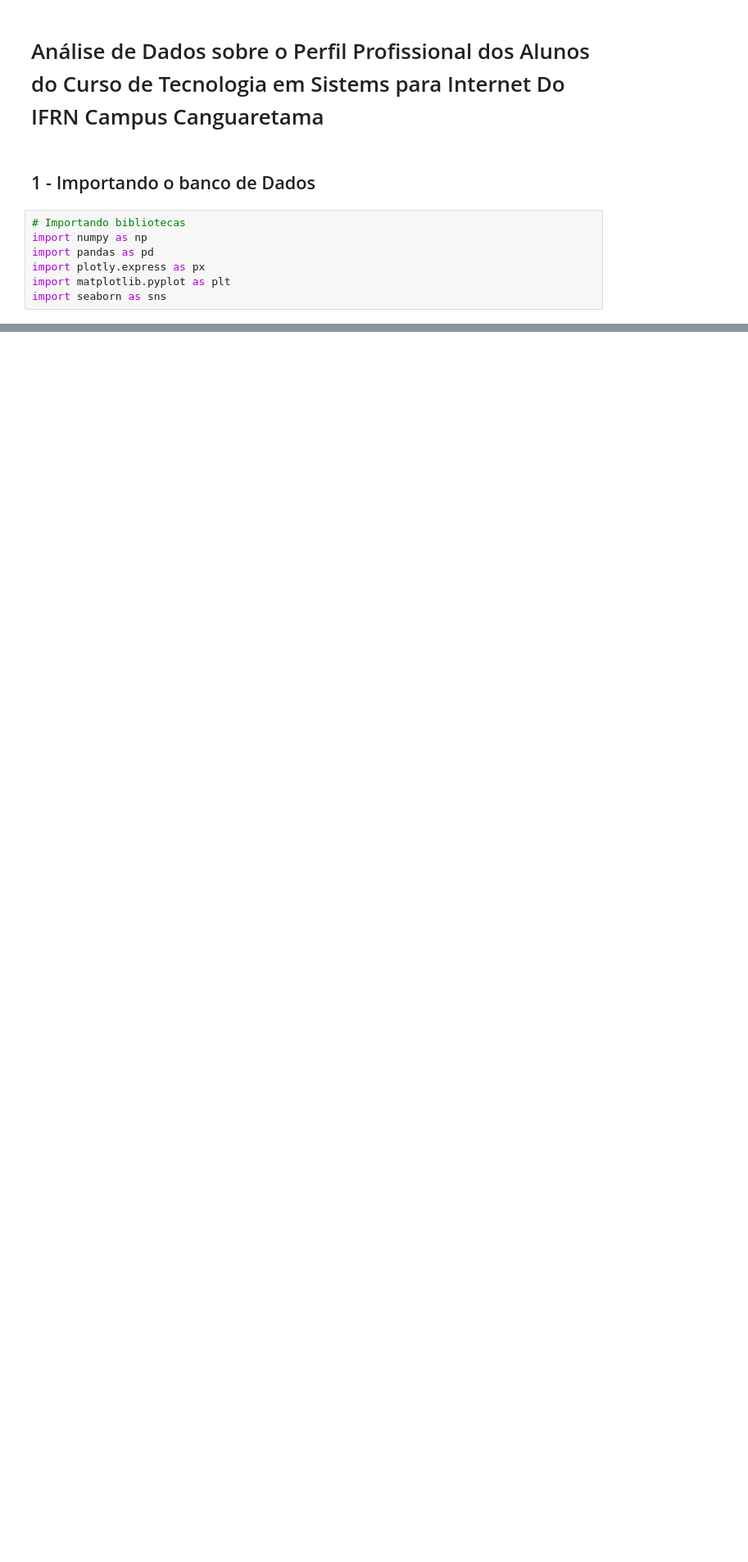
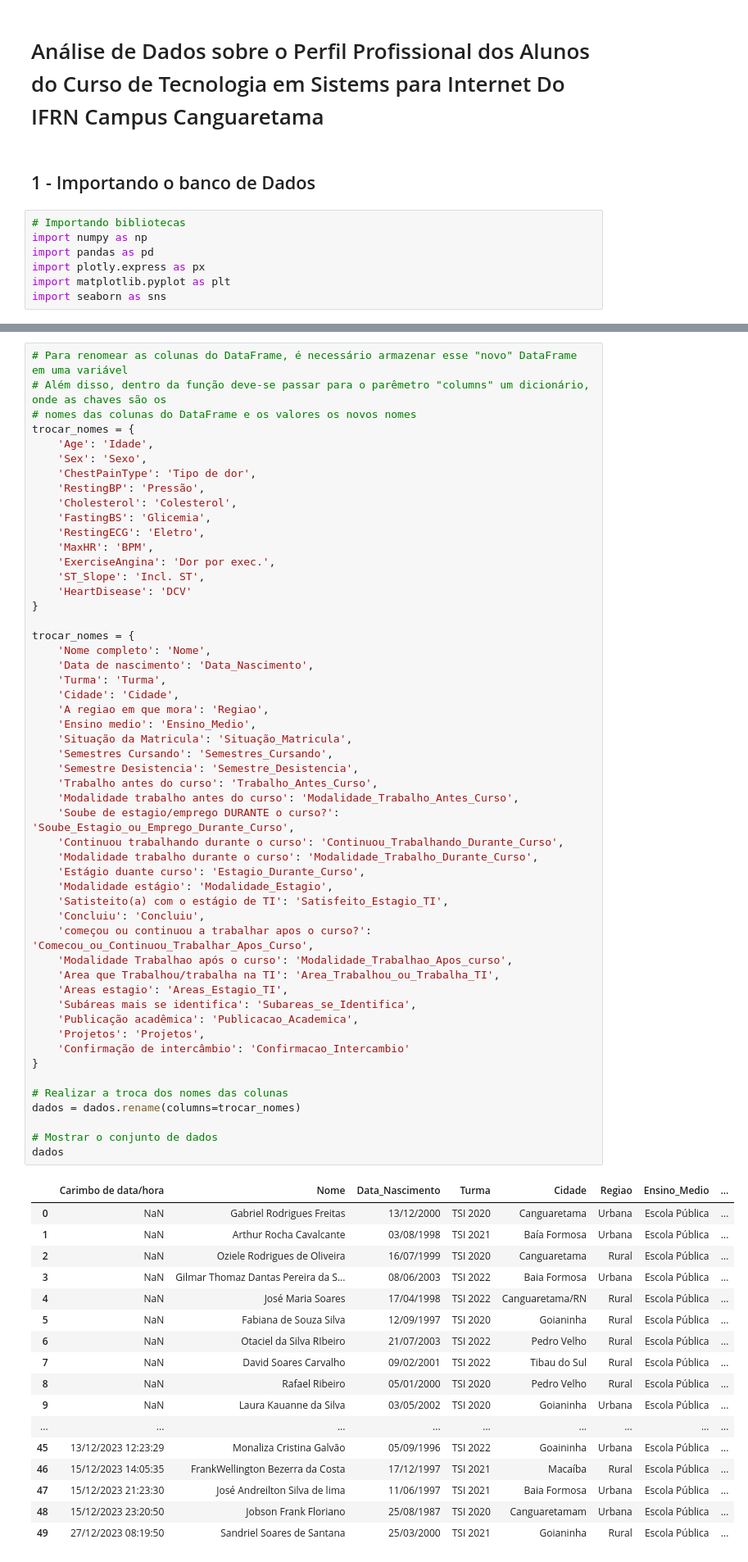
Before and after one commit to Thurcavalcante/analise-curso-tsi, a Jupyter notebook: Análise.ipynb, the cells around one changed output, grey strips where cells are left out. Shown: that part at 82% size. Drawn from its saved outputs; the diff is of its cells as text; blank space fills up the shorter version.

Commit message:
2 - Renomear as Colunas

```diff
--- a/Análise.ipynb
+++ b/Análise.ipynb
@@ -39,0 +64,70 @@ dados
+# %%
+# Para renomear as colunas do DataFrame, é necessário armazenar esse "novo" DataFrame em uma variável
+# Além disso, dentro da função deve-se passar para o parêmetro "columns" um dicionário, onde as chaves são os
+# nomes das colunas do DataFrame e os valores os novos nomes
+trocar_nomes = {
+    'Age': 'Idade',
+    'Sex': 'Sexo',
+    'ChestPainType': 'Tipo de dor',
+    'RestingBP': 'Pressão',
+    'Cholesterol': 'Colesterol',
+    'FastingBS': 'Glicemia',
+    'RestingECG': 'Eletro',
+    'MaxHR': 'BPM',
+    'ExerciseAngina': 'Dor por exec.',
+    'ST_Slope': 'Incl. ST',
+    'HeartDisease': 'DCV'
+}
+
+trocar_nomes = {
+    'Nome completo': 'Nome',
+    'Data de nascimento': 'Data_Nascimento',
+    'Turma': 'Turma',
+    'Cidade': 'Cidade',
+    'A regiao em que mora': 'Regiao',
+    'Ensino medio': 'Ensino_Medio',
+    'Situação da Matricula': 'Situação_Matricula',
+    'Semestres Cursando': 'Semestres_Cursando',
+    'Semestre Desistencia': 'Semestre_Desistencia',
+    'Trabalho antes do curso': 'Trabalho_Antes_Curso',
+    'Modalidade trabalho antes do curso': 'Modalidade_Trabalho_Antes_Curso',
+    'Soube de estagio/emprego DURANTE o curso?': 'Soube_Estagio_ou_Emprego_Durante_Curso',
+    'Continuou trabalhando durante o curso': 'Continuou_Trabalhando_Durante_Curso',
+    'Modalidade trabalho durante o curso': 'Modalidade_Trabalho_Durante_Curso',
+    'Estágio duante curso': 'Estagio_Durante_Curso',
+    'Modalidade estágio': 'Modalidade_Estagio',
+    'Satisteito(a) com o estágio de TI': 'Satisfeito_Estagio_TI',
+    'Concluiu': 'Concluiu',
+    'começou ou continuou a trabalhar apos o curso?': 'Comecou_ou_Continuou_Trabalhar_Apos_Curso',
+    'Modalidade Trabalhao após o curso': 'Modalidade_Trabalhao_Apos_curso',
+    'Area que Trabalhou/trabalha na TI': 'Area_Trabalhou_ou_Trabalha_TI',
+    'Areas estagio': 'Areas_Estagio_TI',
+    'Subáreas mais se identifica': 'Subareas_se_Identifica',
+    'Publicação acadêmica': 'Publicacao_Academica',
+    'Projetos': 'Projetos',
+    'Confirmação de intercâmbio': 'Confirmacao_Intercambio'
+}
+
+# Realizar a troca dos nomes das colunas
+dados = dados.rename(columns=trocar_nomes)
+
+# Mostrar o conjunto de dados
+dados
+# %% [output]
+|  | Carimbo de data/hora | Nome | Data_Nascimento | Turma | Cidade | Regiao | Ensino_Medio | ... |
+| 0 | NaN | Gabriel Rodrigues Freitas | 13/12/2000 | TSI 2020 | Canguaretama | Urbana | Escola Pública | ... |
+| 1 | NaN | Arthur Rocha Cavalcante | 03/08/1998 | TSI 2021 | Baía Formosa | Urbana | Escola Pública | ... |
+| 2 | NaN | Oziele Rodrigues de Oliveira | 16/07/1999 | TSI 2020 | Canguaretama | Rural | Escola Pública | ... |
+| 3 | NaN | Gilmar Thomaz Dantas Pereira da S... | 08/06/2003 | TSI 2022 | Baia Formosa | Urbana | Escola Pública | ... |
+| 4 | NaN | José Maria Soares | 17/04/1998 | TSI 2022 | Canguaretama/RN | Rural | Escola Pública | ... |
+| 5 | NaN | Fabiana de Souza Silva | 12/09/1997 | TSI 2020 | Goianinha | Rural | Escola Pública | ... |
+| 6 | NaN | Otaciel da Silva RIbeiro | 21/07/2003 | TSI 2022 | Pedro Velho | Rural | Escola Pública | ... |
+| 7 | NaN | David Soares Carvalho | 09/02/2001 | TSI 2022 | Tibau do Sul | Rural | Escola Pública | ... |
+| 8 | NaN | Rafael Ribeiro | 05/01/2000 | TSI 2020 | Pedro Velho | Rural | Escola Pública | ... |
+| 9 | NaN | Laura Kauanne da Silva | 03/05/2002 | TSI 2020 | Goianinha | Urbana | Escola Pública | ... |
+| ... | ... | ... | ... | ... | ... | ... | ... | ... |
+| 45 | 13/12/2023 12:23:29 | Monaliza Cristina Galvão | 05/09/1996 | TSI 2022 | Goaininha | Urbana | Escola Pública | ... |
+| 46 | 15/12/2023 14:05:35 | FrankWellington Bezerra da Costa | 17/12/1997 | TSI 2021 | Macaíba | Rural | Escola Pública | ... |
+| 47 | 15/12/2023 21:23:30 | José Andreilton Silva de lima | 11/06/1997 | TSI 2021 | Baia Formosa | Urbana | Escola Pública | ... |
+| 48 | 15/12/2023 23:20:50 | Jobson Frank Floriano | 25/08/1987 | TSI 2020 | Canguaretamam | Urbana | Escola Pública | ... |
+| 49 | 27/12/2023 08:19:50 | Sandriel Soares de Santana | 25/03/2000 | TSI 2021 | Goianinha | Rural | Escola Pública | ... |
```
Also changed, not shown: parts of 6 cells of this notebook.
